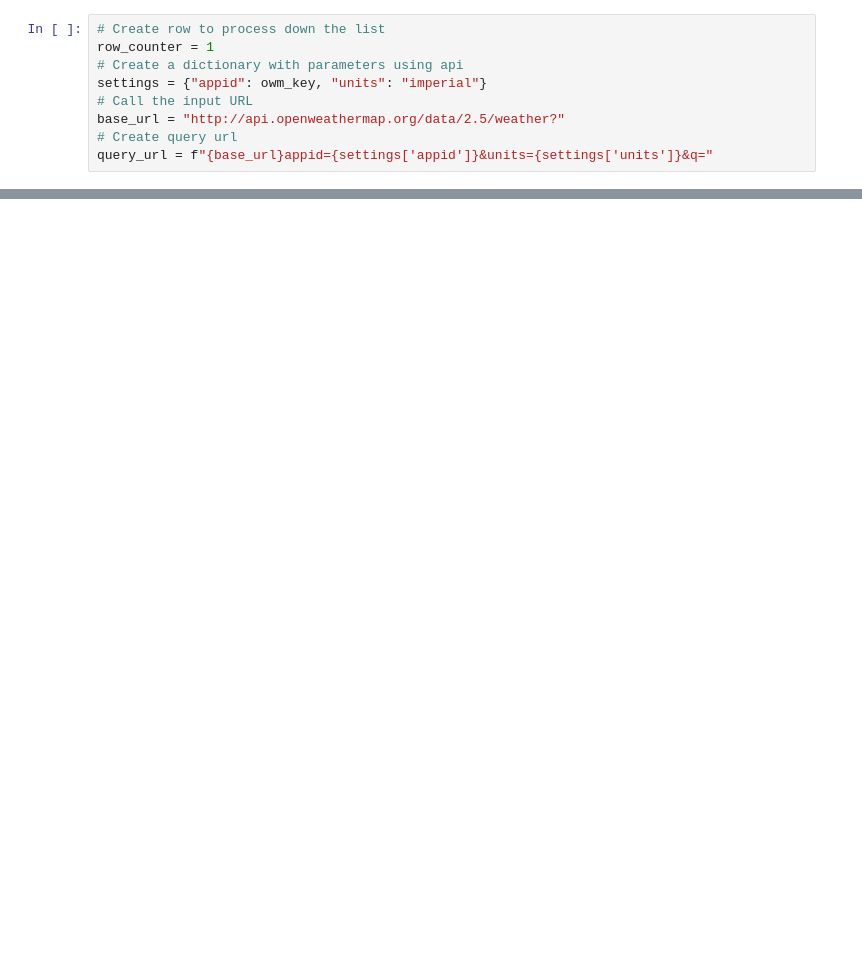
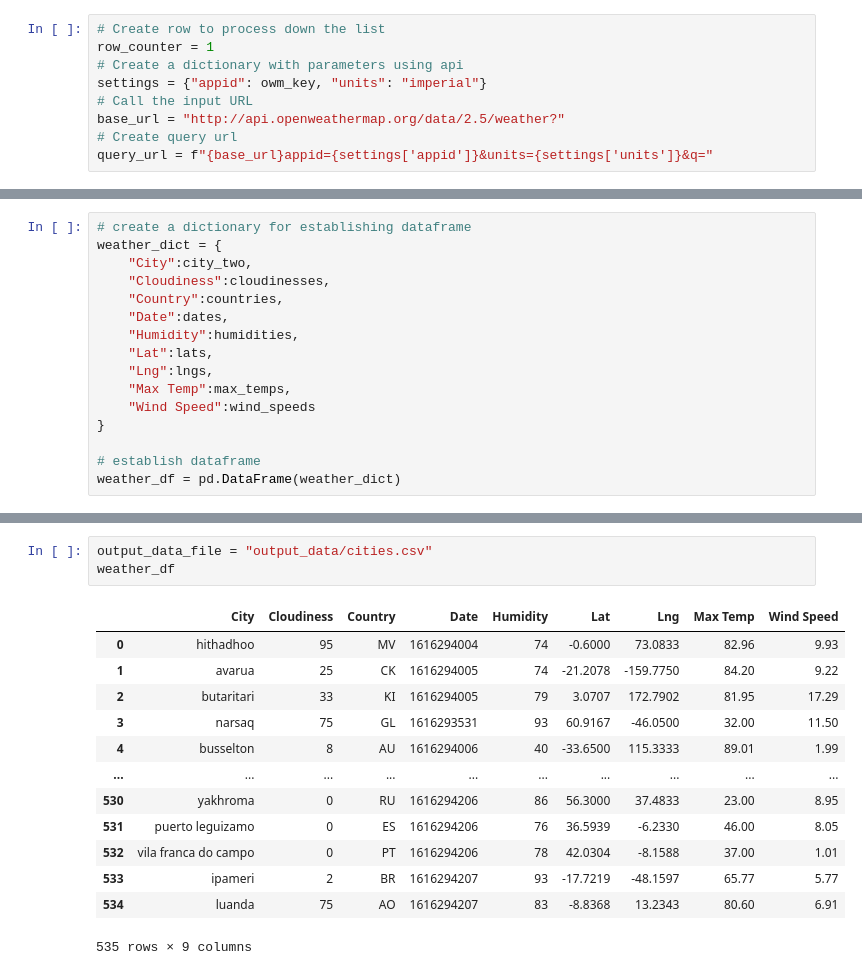
Before and after one commit to michaelsimon960/python-api-challenge, a Jupyter notebook: WeatherPY/WeatherPY.ipynb, the cells around one changed output, grey strips where cells are left out. Saved outputs shown, nothing was run; the diff lists cells and outputs as text; blank space fills up the shorter version.

```diff
--- a/WeatherPY/WeatherPY.ipynb
+++ b/WeatherPY/WeatherPY.ipynb
@@ -102,3 +109,19 @@ Processing Record 29 of Set 12 | olavarria
 ------------------------------
 Data Retrieval Complete
 ------------------------------
+# %%
+# create a dictionary for establishing dataframe
+weather_dict = {
+    "City":city_two,
+    "Cloudiness":cloudinesses,
+    "Country":countries,
+    "Date":dates,
+    "Humidity":humidities,
+    "Lat":lats,
+    "Lng":lngs,
+    "Max Temp":max_temps,
+    "Wind Speed":wind_speeds
+}
+
+# establish dataframe
+weather_df = pd.DataFrame(weather_dict)
@@ -104,0 +141,17 @@ Data Retrieval Complete
+# %%
+output_data_file = "output_data/cities.csv"
+weather_df
+# %% [output]
+|  | City | Cloudiness | Country | Date | Humidity | Lat | Lng | Max Temp | Wind Speed |
+| 0 | hithadhoo | 95 | MV | 1616294004 | 74 | -0.6000 | 73.0833 | 82.96 | 9.93 |
+| 1 | avarua | 25 | CK | 1616294005 | 74 | -21.2078 | -159.7750 | 84.20 | 9.22 |
+| 2 | butaritari | 33 | KI | 1616294005 | 79 | 3.0707 | 172.7902 | 81.95 | 17.29 |
+| 3 | narsaq | 75 | GL | 1616293531 | 93 | 60.9167 | -46.0500 | 32.00 | 11.50 |
+| 4 | busselton | 8 | AU | 1616294006 | 40 | -33.6500 | 115.3333 | 89.01 | 1.99 |
+| ... | ... | ... | ... | ... | ... | ... | ... | ... | ... |
+| 530 | yakhroma | 0 | RU | 1616294206 | 86 | 56.3000 | 37.4833 | 23.00 | 8.95 |
+| 531 | puerto leguizamo | 0 | ES | 1616294206 | 76 | 36.5939 | -6.2330 | 46.00 | 8.05 |
+| 532 | vila franca do campo | 0 | PT | 1616294206 | 78 | 42.0304 | -8.1588 | 37.00 | 1.01 |
+| 533 | ipameri | 2 | BR | 1616294207 | 93 | -17.7219 | -48.1597 | 65.77 | 5.77 |
+| 534 | luanda | 75 | AO | 1616294207 | 83 | -8.8368 | 13.2343 | 80.60 | 6.91 |
+535 rows × 9 columns
```
Also changed, not shown: parts of 5 cells of this notebook.
